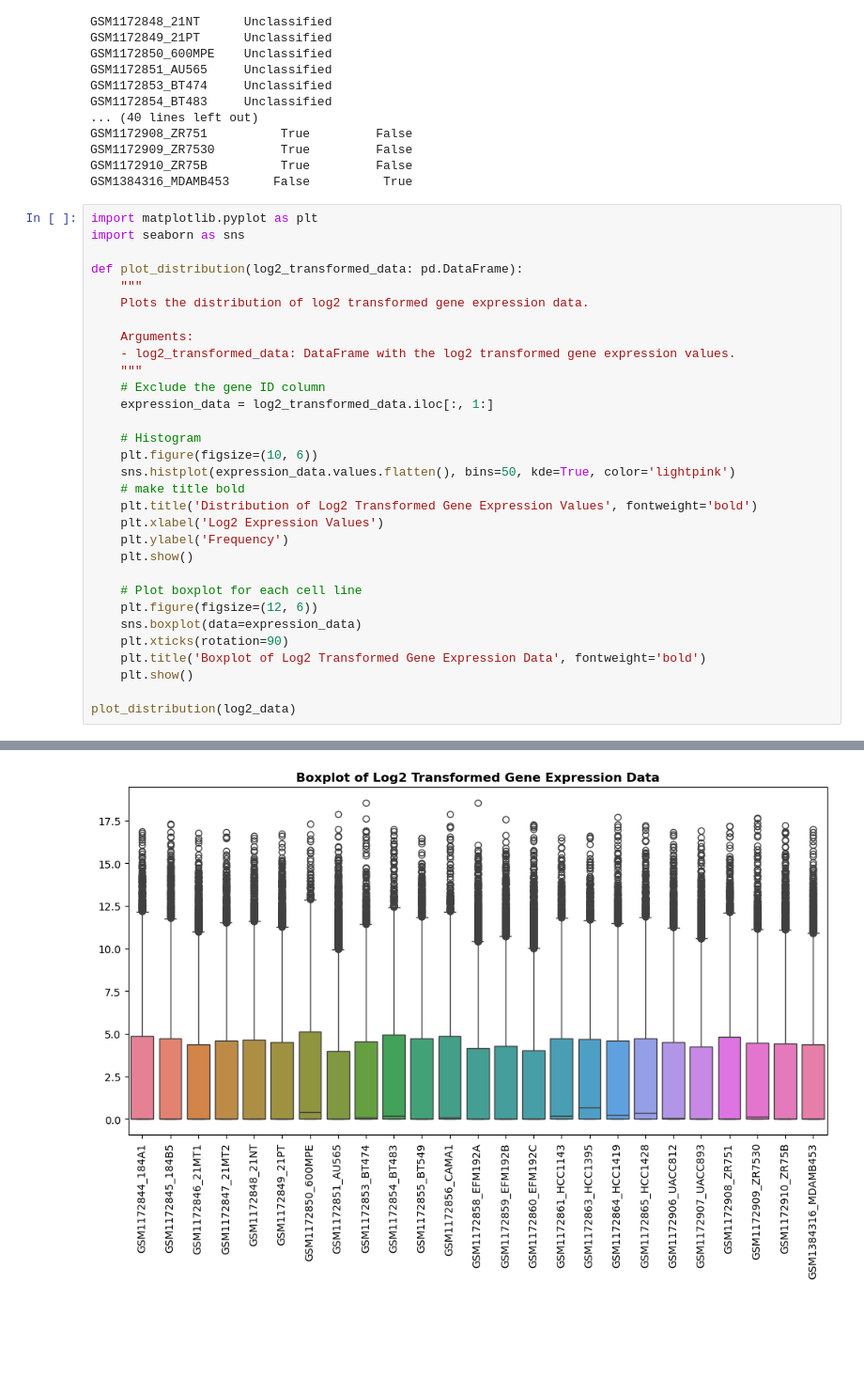
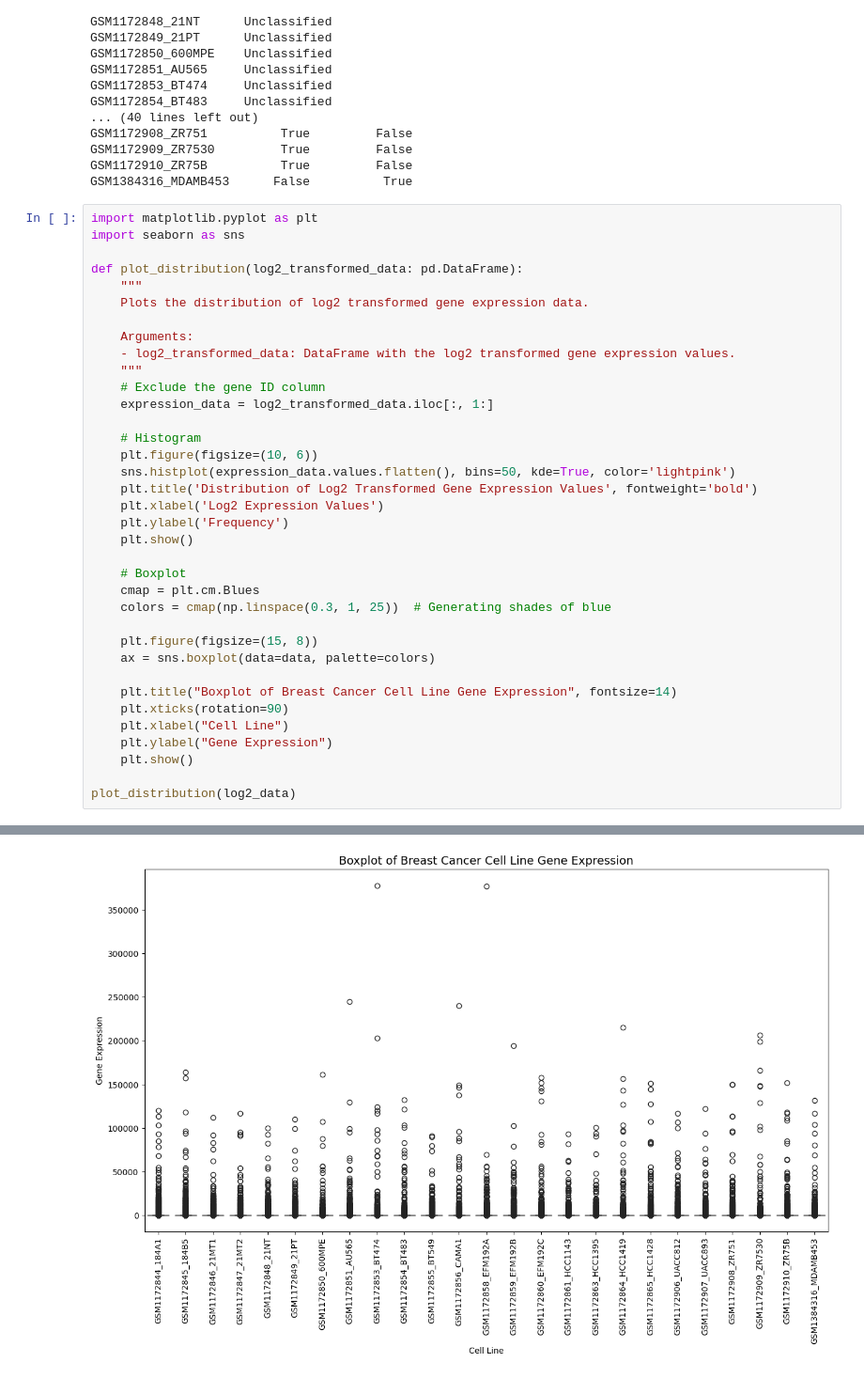
Before and after one commit to anacarsi/ss24_CCA_Reduced_Rank, a Jupyter notebook: src/gse.ipynb, the cells around one changed output, grey strips where cells are left out. Shown at 94% size. Saved outputs shown, nothing was run; the diff lists cells and outputs as text; blank space fills up the shorter version.

```diff
--- a/src/gse.ipynb
+++ b/src/gse.ipynb
@@ -106,34 +107,39 @@ GSM1384316_MDAMB453      False          True
 # %%
 import matplotlib.pyplot as plt
 import seaborn as sns
 
 def plot_distribution(log2_transformed_data: pd.DataFrame):
     """
     Plots the distribution of log2 transformed gene expression data.
 
     Arguments:
     - log2_transformed_data: DataFrame with the log2 transformed gene expression values.
     """
     # Exclude the gene ID column
     expression_data = log2_transformed_data.iloc[:, 1:]
 
     # Histogram
     plt.figure(figsize=(10, 6))
     sns.histplot(expression_data.values.flatten(), bins=50, kde=True, color='lightpink')
-    # make title bold
     plt.title('Distribution of Log2 Transformed Gene Expression Values', fontweight='bold')
     plt.xlabel('Log2 Expression Values')
     plt.ylabel('Frequency')
     plt.show()
 
-    # Plot boxplot for each cell line
-    plt.figure(figsize=(12, 6))
-    sns.boxplot(data=expression_data)
+    # Boxplot
+    cmap = plt.cm.Blues
+    colors = cmap(np.linspace(0.3, 1, 25))  # Generating shades of blue
+
+    plt.figure(figsize=(15, 8))
+    ax = sns.boxplot(data=data, palette=colors)
+
+    plt.title("Boxplot of Breast Cancer Cell Line Gene Expression", fontsize=14)
     plt.xticks(rotation=90)
-    plt.title('Boxplot of Log2 Transformed Gene Expression Data', fontweight='bold')
+    plt.xlabel("Cell Line")
+    plt.ylabel("Gene Expression")
     plt.show()
 
 plot_distribution(log2_data)
 # %% [output]
 [figure]
-[figure, old version]
+[figure, new version]
```
Also changed, not shown: parts of 5 cells of this notebook, 9 other files.
